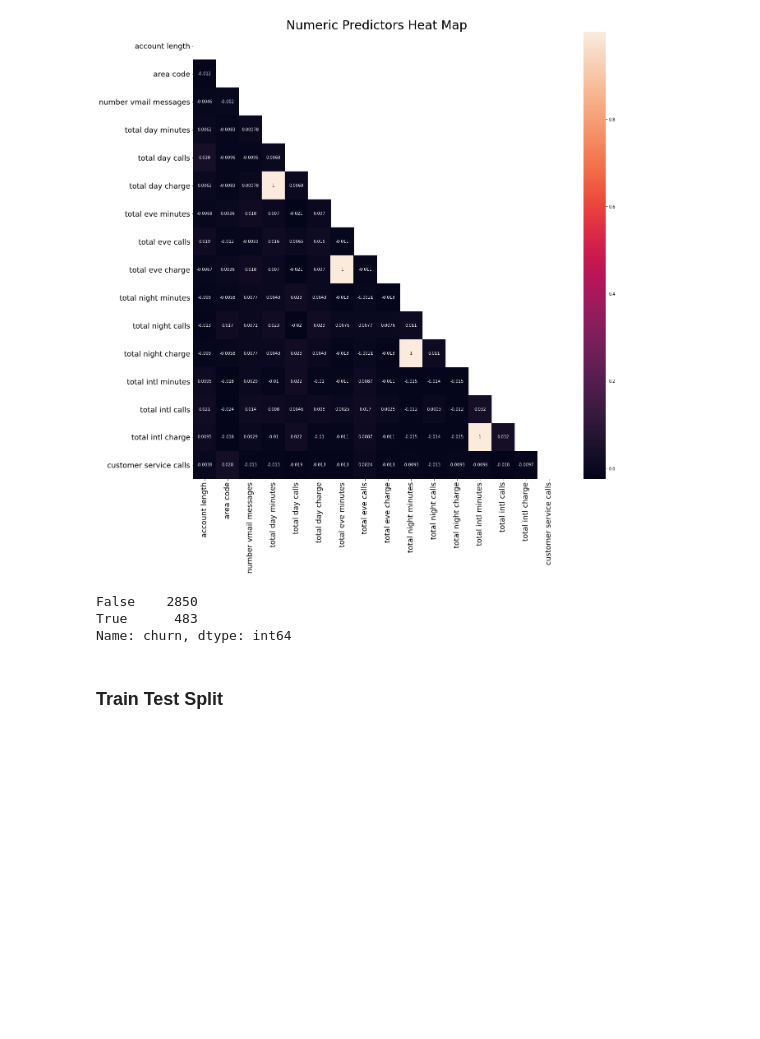
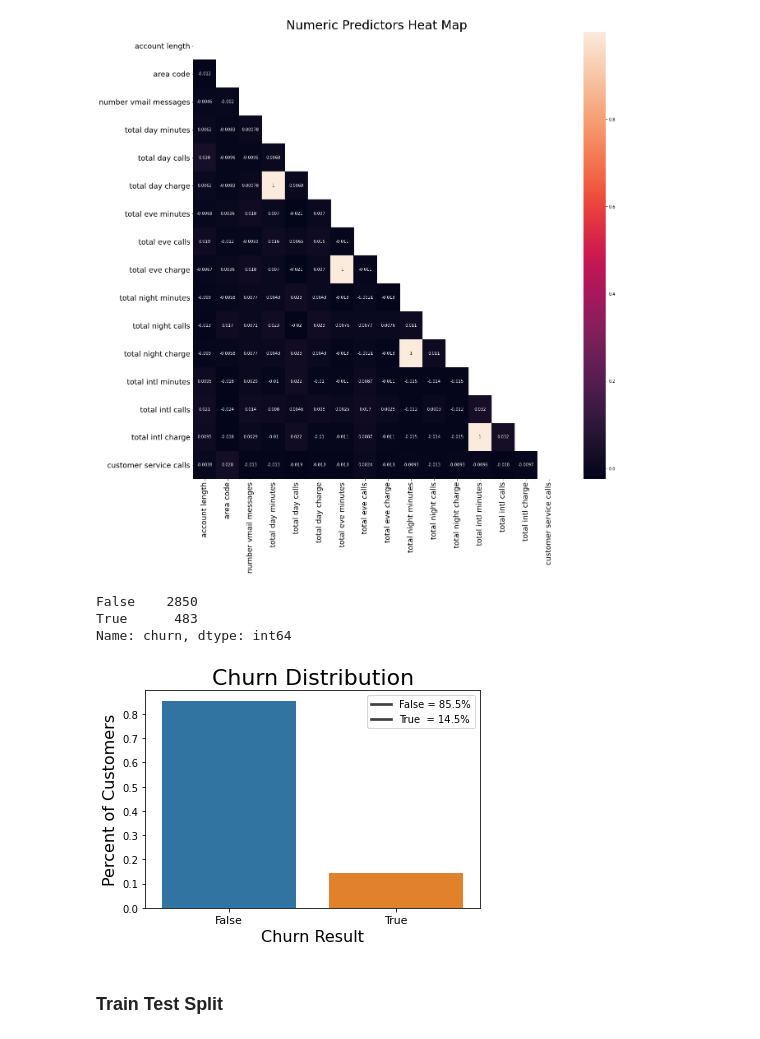
Before and after one commit to ddcots24/Churn, a Jupyter notebook: Daniel/Project_3_EDA.ipynb, the cells around one changed output. Cells and saved outputs as stored; diff of their text form; code cells hidden in the pictures; blank space fills up the shorter version.

```diff
--- a/Daniel/Project_3_EDA.ipynb
+++ b/Daniel/Project_3_EDA.ipynb
@@ -90,6 +94,24 @@ df['churn'].value_counts()
 False    2850
 True      483
 Name: churn, dtype: int64
+# %%
+#Visualizing distribution of churn imbalance
+fig,ax = plt.subplots()
+
+x = df['churn'].value_counts().index
+y = df['churn'].value_counts(normalize = True)
+
+sns.barplot(x = x, y = y, ax = ax)
+
+ax.set_title('Churn Distribution', fontsize = 22)
+ax.set_xlabel('Churn Result', fontsize = 16)
+ax.set_ylabel('Percent of Customers', fontsize = 16)
+
+plt.legend(['False = 85.5%', 'True  = 14.5%'])
+
+ax.set_xticklabels(ax.get_xticklabels(), rotation=0, ha="center", fontsize = 11);
+# %% [output]
+[figure, added]
 # %%
 #Label enconding the target variable
 le = LabelEncoder()
```
Also changed, not shown: parts of 23 cells of this notebook.
